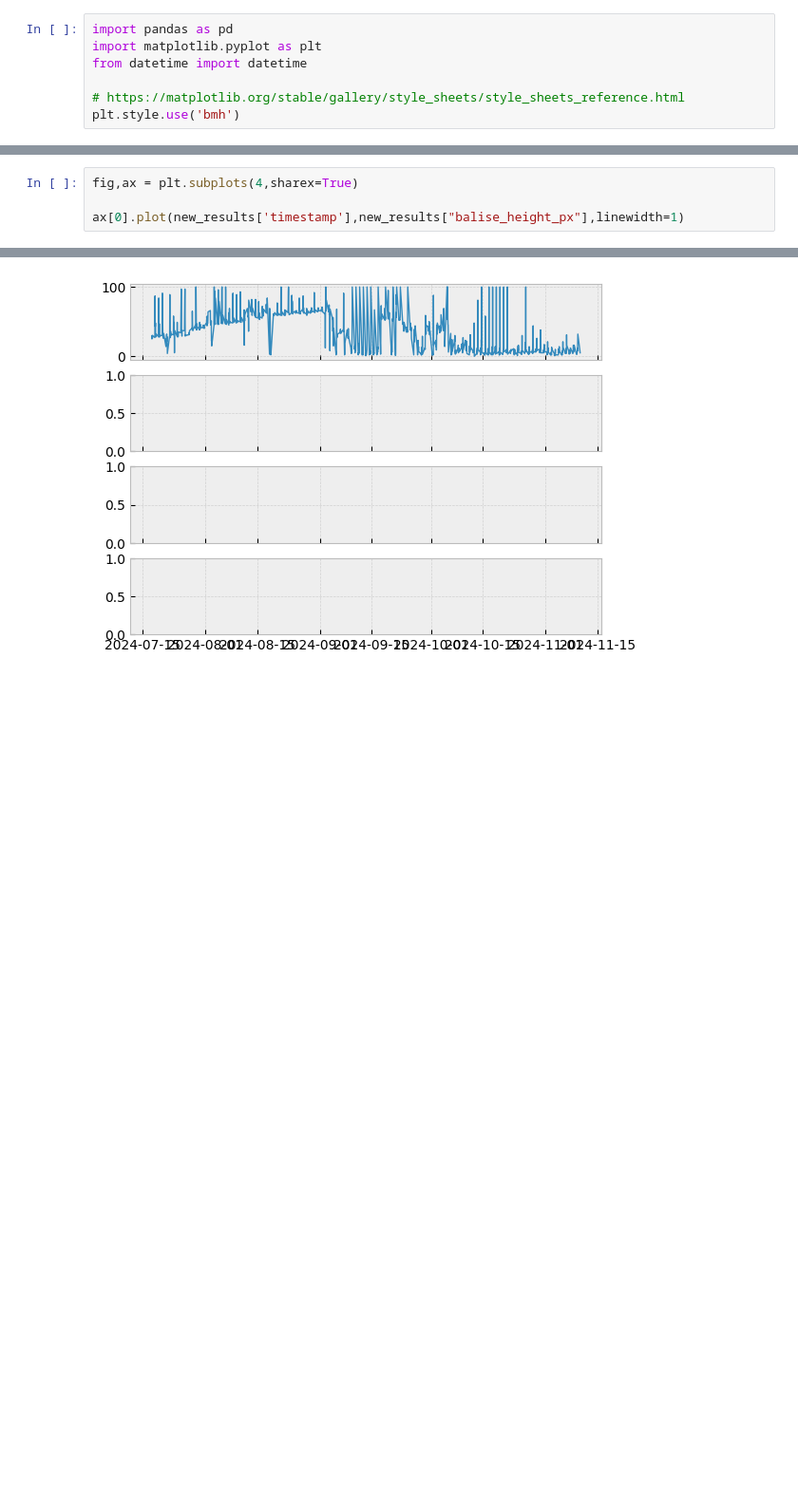
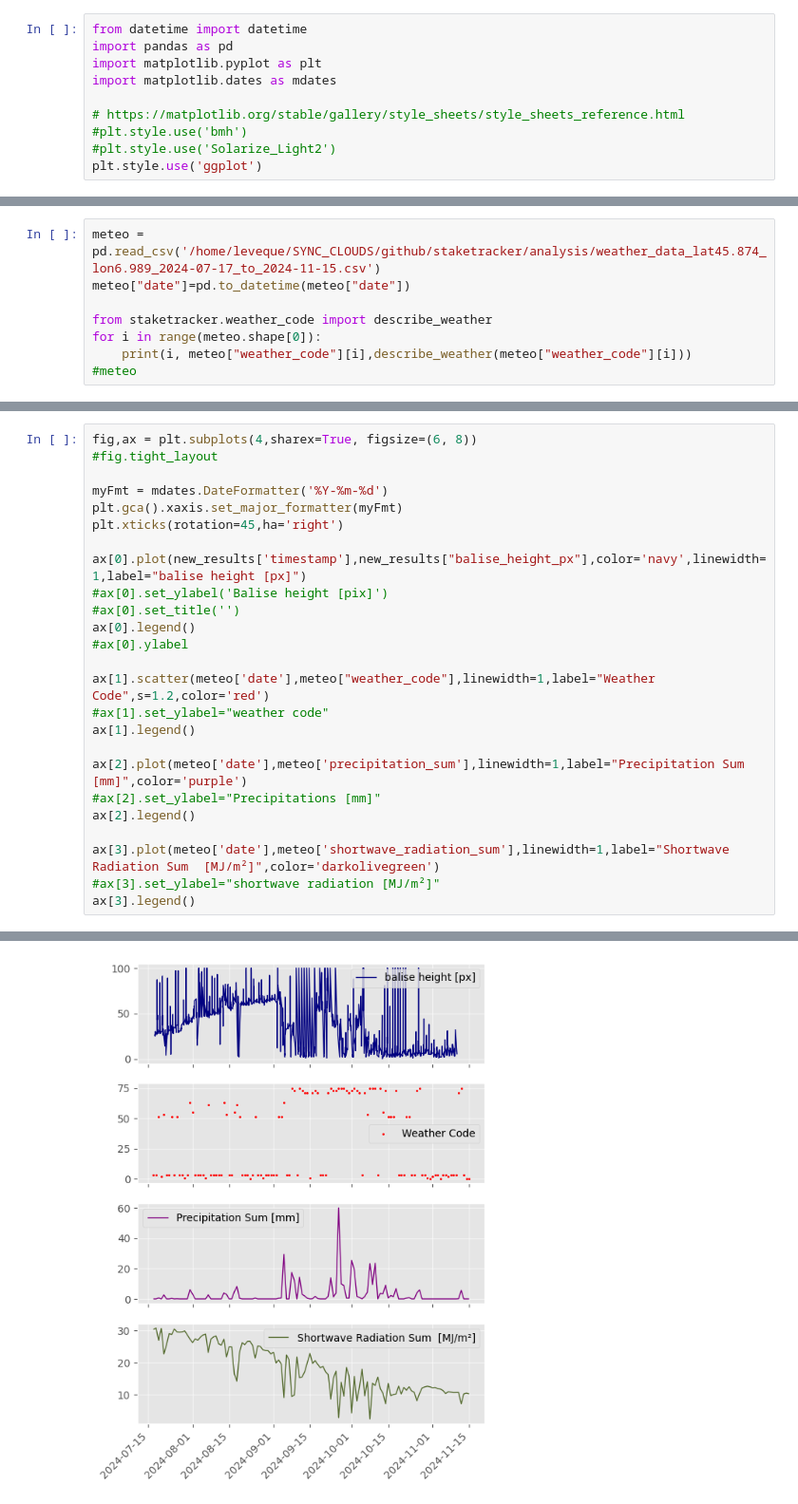
Before and after one commit to glacioraide/staketracker, a Jupyter notebook: notebooks/jl-results.ipynb, the cells around one changed output, grey strips where cells are left out. Shown at 95% size. Saved outputs shown, nothing was run; the diff lists cells and outputs as text; blank space fills up the shorter version.

```diff
--- a/notebooks/jl-results.ipynb
+++ b/notebooks/jl-results.ipynb
@@ -1,10 +1,13 @@
 # %%
+from datetime import datetime
 import pandas as pd
 import matplotlib.pyplot as plt
-from datetime import datetime
+import matplotlib.dates as mdates
 
 # https://matplotlib.org/stable/gallery/style_sheets/style_sheets_reference.html
-plt.style.use('bmh')
+#plt.style.use('bmh')
+#plt.style.use('Solarize_Light2')
+plt.style.use('ggplot')
 # %%
 results = pd.read_csv('/home/leveque/SYNC_CLOUDS/github/staketracker/analysis/detection_run/detection_results.csv',header=5)
 results['creation_date']=pd.to_datetime(results['creation_date'])
@@ -20,0 +36,8 @@ new_results.drop(["original_file","new_file","creation_date","timestamp_normaliz
+# %%
+meteo = pd.read_csv('/home/leveque/SYNC_CLOUDS/github/staketracker/analysis/weather_data_lat45.874_lon6.989_2024-07-17_to_2024-11-15.csv')
+meteo["date"]=pd.to_datetime(meteo["date"])
+
+from staketracker.weather_code import describe_weather
+for i in range(meteo.shape[0]):
+    print(i, meteo["weather_code"][i],describe_weather(meteo["weather_code"][i]))
+#meteo
@@ -21,5 +62,26 @@ new_results.drop(["original_file","new_file","creation_date","timestamp_normaliz
 # %%
-fig,ax = plt.subplots(4,sharex=True)
+fig,ax = plt.subplots(4,sharex=True, figsize=(6, 8))
+#fig.tight_layout
 
-ax[0].plot(new_results['timestamp'],new_results["balise_height_px"],linewidth=1)
+myFmt = mdates.DateFormatter('%Y-%m-%d')
+plt.gca().xaxis.set_major_formatter(myFmt)
+plt.xticks(rotation=45,ha='right')
+
+ax[0].plot(new_results['timestamp'],new_results["balise_height_px"],color='navy',linewidth=1,label="balise height [px]")
+#ax[0].set_ylabel('Balise height [pix]')
+#ax[0].set_title('')
+ax[0].legend()
+#ax[0].ylabel
+
+ax[1].scatter(meteo['date'],meteo["weather_code"],linewidth=1,label="Weather Code",s=1.2,color='red')
+#ax[1].set_ylabel="weather code"
+ax[1].legend()
+
+ax[2].plot(meteo['date'],meteo['precipitation_sum'],linewidth=1,label="Precipitation Sum [mm]",color='purple')
+#ax[2].set_ylabel="Precipitations [mm]"
+ax[2].legend()
+
+ax[3].plot(meteo['date'],meteo['shortwave_radiation_sum'],linewidth=1,label="Shortwave Radiation Sum  [MJ/m²]",color='darkolivegreen')
+#ax[3].set_ylabel="shortwave radiation [MJ/m²]"
+ax[3].legend()
 # %% [output]
@@ -27 +89 @@ ax[0].plot(new_results['timestamp'],new_results["balise_height_px"],linewidth=1)
-[figure, old version]
+[figure, new version]
```
Also changed, not shown: parts of 5 cells of this notebook.
